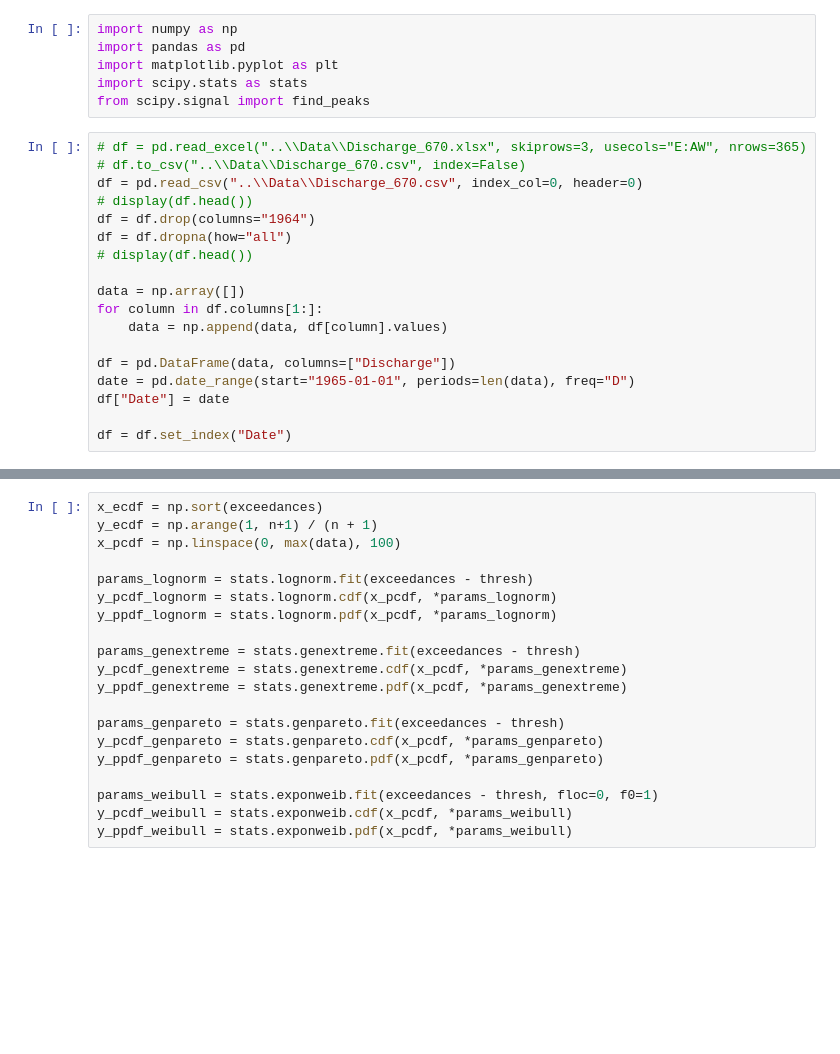
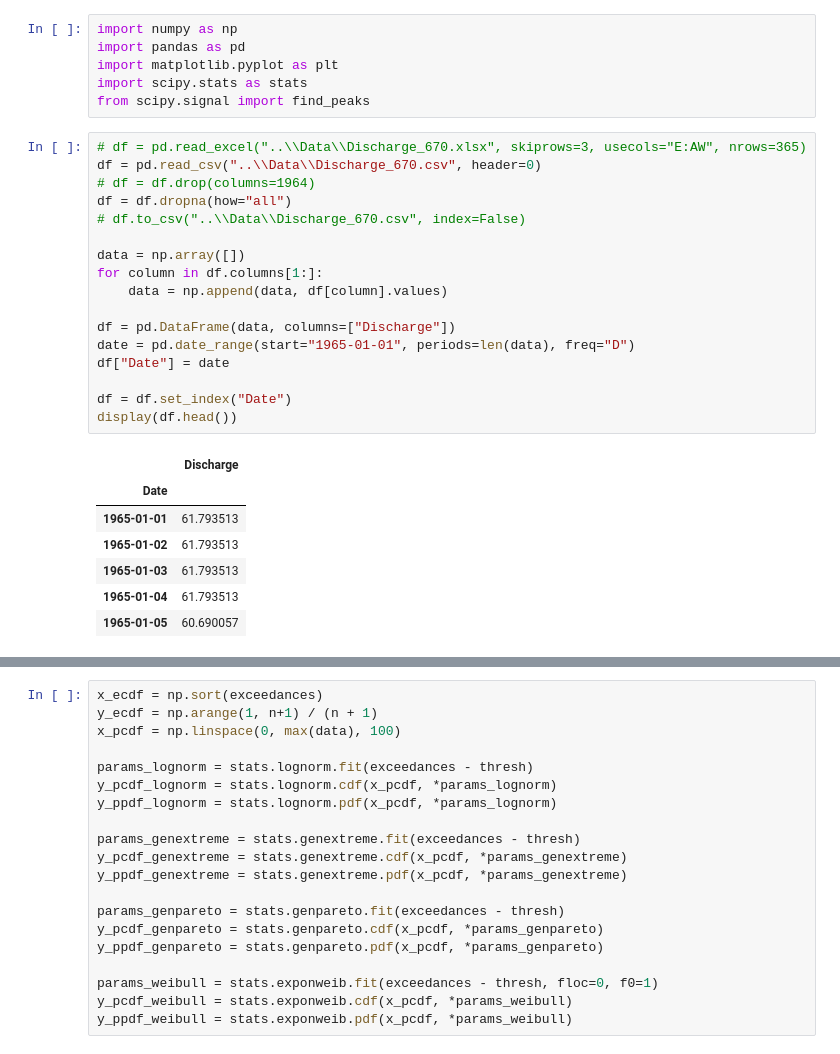
Before and after one commit to maxblw/CIEM4301_dam_design, a Jupyter notebook: Discharge/EVA.ipynb, the cells around one changed output, grey strips where cells are left out. Drawn from its saved outputs; the diff is of its cells as text; blank space fills up the shorter version.

```diff
--- a/Discharge/EVA.ipynb
+++ b/Discharge/EVA.ipynb
@@ -6,22 +6,29 @@ import scipy.stats as stats
 from scipy.signal import find_peaks
 # %%
 # df = pd.read_excel("..\\Data\\Discharge_670.xlsx", skiprows=3, usecols="E:AW", nrows=365)
+df = pd.read_csv("..\\Data\\Discharge_670.csv", header=0)
+# df = df.drop(columns=1964)
+df = df.dropna(how="all")
 # df.to_csv("..\\Data\\Discharge_670.csv", index=False)
-df = pd.read_csv("..\\Data\\Discharge_670.csv", index_col=0, header=0)
-# display(df.head())
-df = df.drop(columns="1964")
-df = df.dropna(how="all")
-# display(df.head())
 
 data = np.array([])
 for column in df.columns[1:]:
     data = np.append(data, df[column].values)
 
 df = pd.DataFrame(data, columns=["Discharge"])
 date = pd.date_range(start="1965-01-01", periods=len(data), freq="D")
 df["Date"] = date
 
 df = df.set_index("Date")
+display(df.head())
+# %% [output]
+|  | Discharge |
+| Date |  |
+| 1965-01-01 | 61.793513 |
+| 1965-01-02 | 61.793513 |
+| 1965-01-03 | 61.793513 |
+| 1965-01-04 | 61.793513 |
+| 1965-01-05 | 60.690057 |
 # %%
 thresh = 1500   # threshold
 period = 32    # period maxima
```
Also changed, not shown: parts of 3 cells of this notebook, 17 other files.
